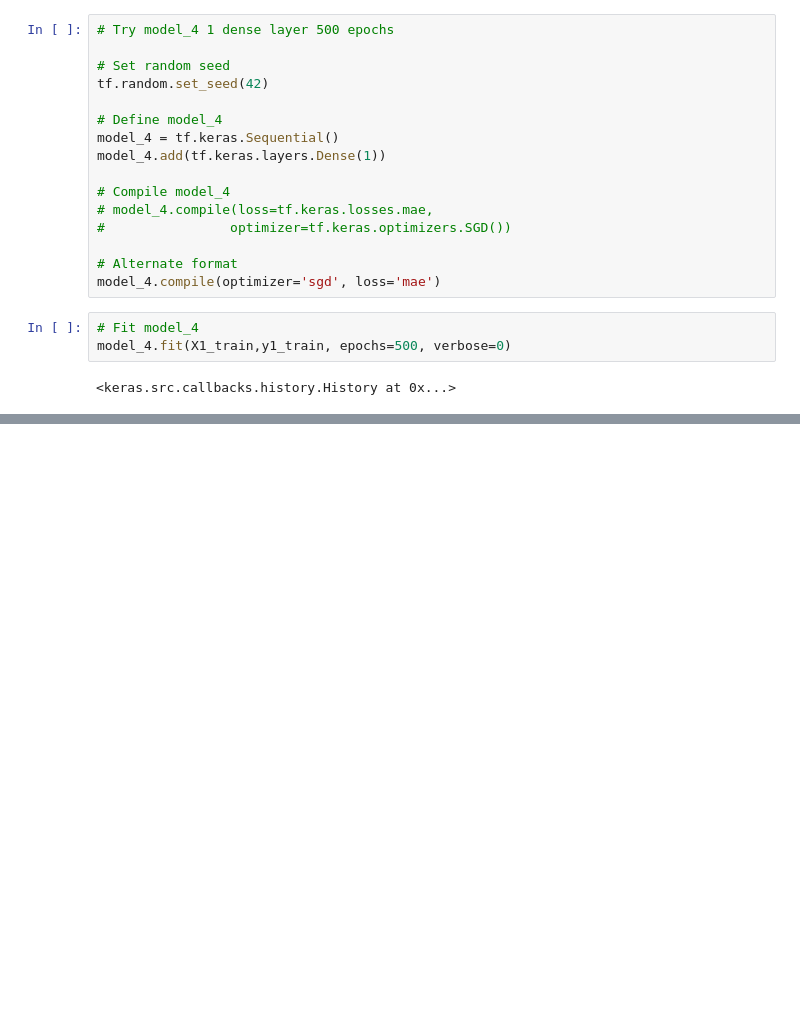
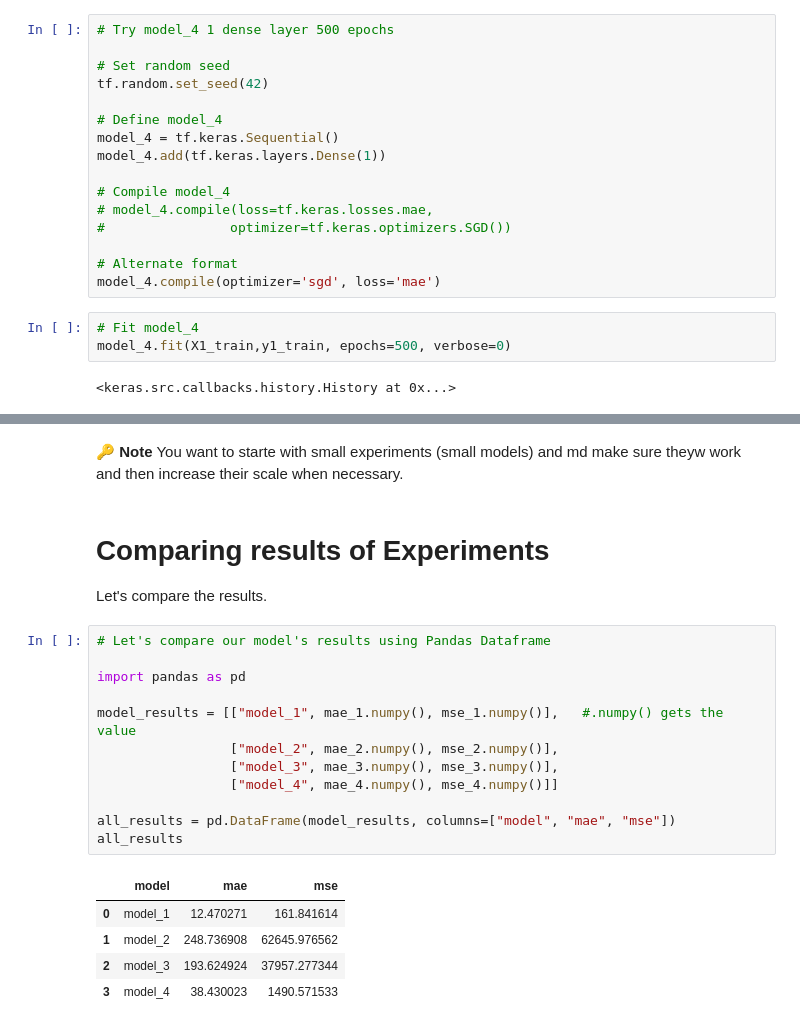
Before and after one commit to gimokid/learning-tensor-flow, a Jupyter notebook: 01_neural_network_regression_with_tensorflow.ipynb, the cells around one changed output, grey strips where cells are left out. Cells and saved outputs as stored; diff of their text form; blank space fills up the shorter version.

```diff
--- a/01_neural_network_regression_with_tensorflow.ipynb
+++ b/01_neural_network_regression_with_tensorflow.ipynb
@@ -688,0 +695,24 @@ mae_4, mse_4
+# %% [markdown]
+🔑 **Note** You want to starte with small experiments (small models) and md make sure theyw work and then increase their scale when necessary.
+# %% [markdown]
+# Comparing results of Experiments
+
+Let's compare the results.
+# %%
+# Let's compare our model's results using Pandas Dataframe
+
+import pandas as pd
+
+model_results = [["model_1", mae_1.numpy(), mse_1.numpy()],   #.numpy() gets the value
+                 ["model_2", mae_2.numpy(), mse_2.numpy()],
+                 ["model_3", mae_3.numpy(), mse_3.numpy()],
+                 ["model_4", mae_4.numpy(), mse_4.numpy()]]
+
+all_results = pd.DataFrame(model_results, columns=["model", "mae", "mse"])
+all_results
+# %% [output]
+|  | model | mae | mse |
+| 0 | model_1 | 12.470271 | 161.841614 |
+| 1 | model_2 | 248.736908 | 62645.976562 |
+| 2 | model_3 | 193.624924 | 37957.277344 |
+| 3 | model_4 | 38.430023 | 1490.571533 |
```
Also changed, not shown: parts of 30 cells of this notebook.
